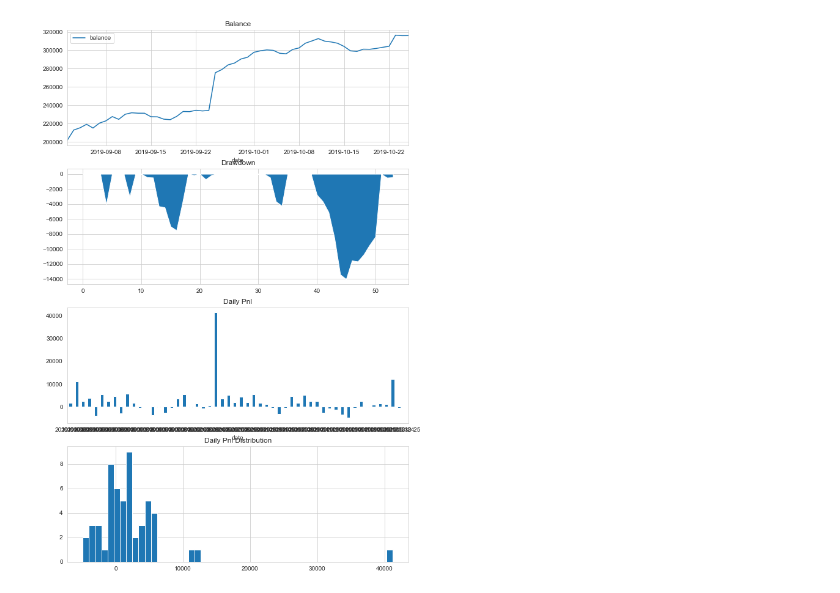
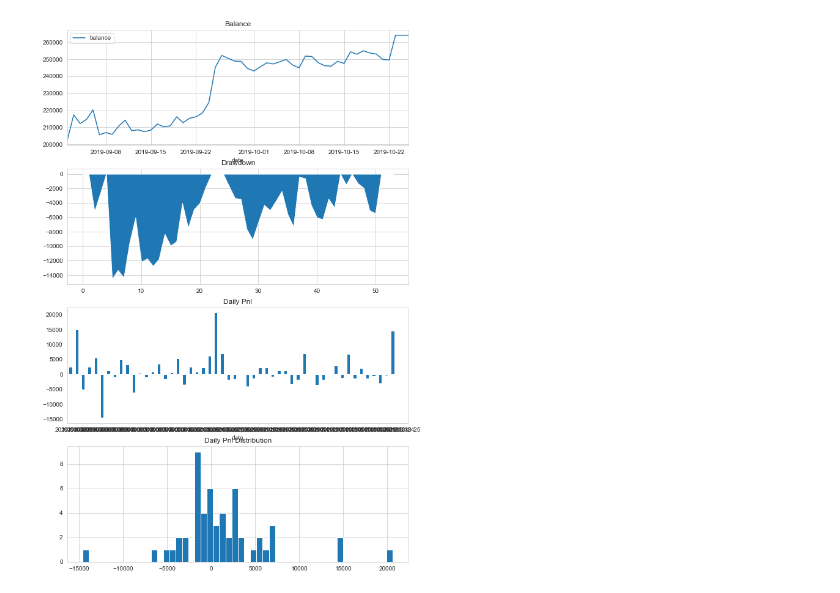
Before and after one commit to holmescn/vnpy, a Jupyter notebook: examples/cta_backtesting/backtesting_opt.ipynb, the cells around one changed output. Drawn from its saved outputs; the diff is of its cells as text; code cells hidden in the pictures.

Commit message:
UPDATE strategy

```diff
--- a/examples/cta_backtesting/backtesting_opt.ipynb
+++ b/examples/cta_backtesting/backtesting_opt.ipynb
@@ -22,7 +23,7 @@ engine.set_parameters(
     capital=200_000,
 )
 
-engine.add_strategy(KingKeltnerStrategy, {})
+engine.add_strategy(RBreakerM1Strategy, {})
 
 #%%
 engine.load_data()
@@ -51,4 +52,4 @@ engine.show_chart()
-[figure, old version]
+[figure, new version]
 # %%
 setting = OptimizationSetting()
 setting.set_target("total_return")
```
Also changed, not shown: parts of 2 cells of this notebook, 10 other files.
